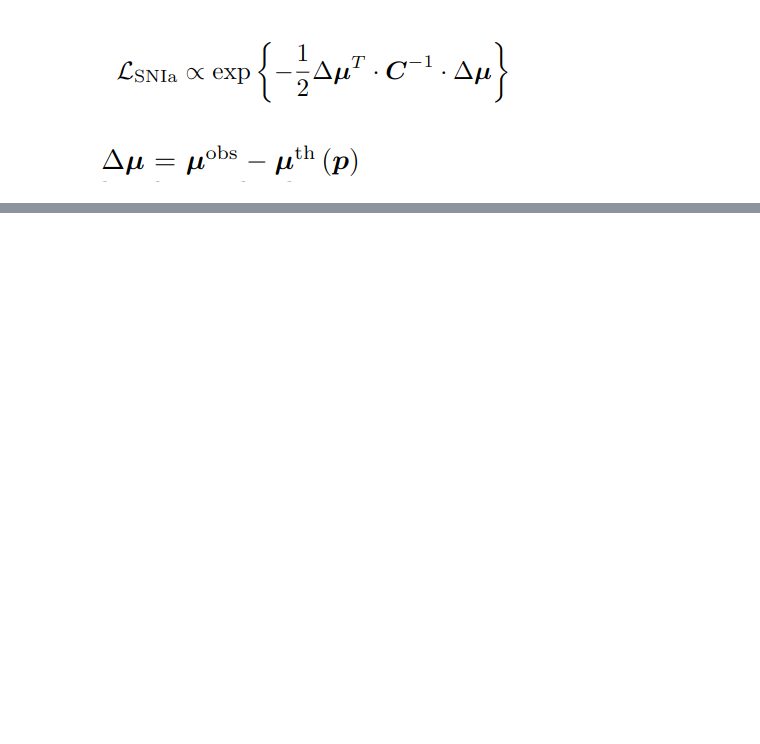
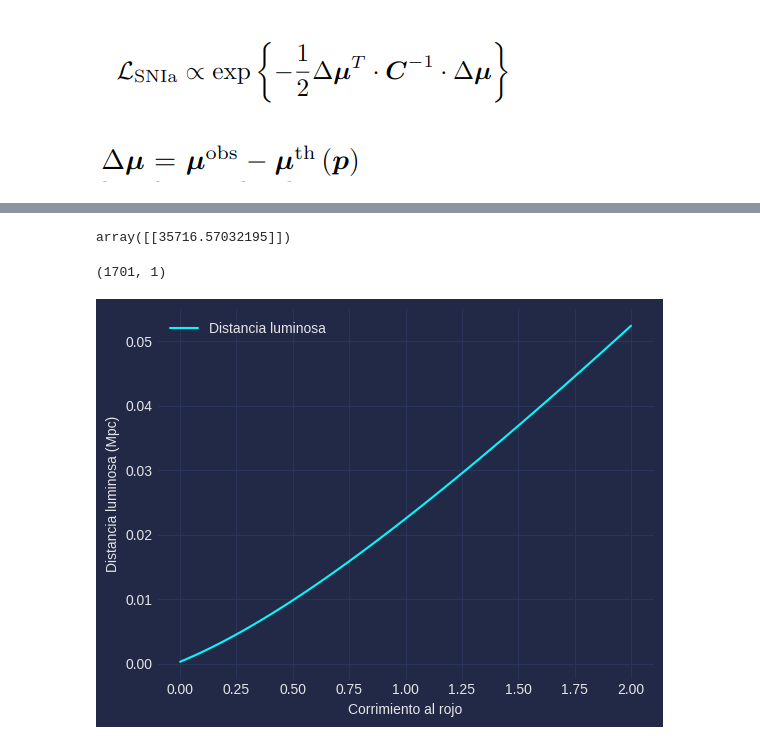
Before and after one commit to JuanDDiosRojas/NeuralNetworks, a Jupyter notebook: PINN/inferencia.ipynb, the cells around one changed output, grey strips where cells are left out. Cells and saved outputs as stored; diff of their text form; code cells hidden in the pictures; blank space fills up the shorter version.

```diff
--- a/PINN/inferencia.ipynb
+++ b/PINN/inferencia.ipynb
@@ -95,0 +107,10 @@ tensor([0.9716], grad_fn=<ViewBackward0>)
+# %%
+%%timeit
+omega_0, omega_a = 1.0, 1.0
+
+# Se genera un vector con los respectivos parámetros para ser evaluados en la red.
+z = torch.tensor(redshift, dtype=float)
+T = torch.cat((z, omega_0 * torch.ones_like(z), omega_a * torch.ones_like(z)), 1)
+T = T.to(torch.float)
+
+ANN(T)
@@ -99,0 +139,8 @@ tensor([0.9716], grad_fn=<ViewBackward0>)
+# %%
+H0=67.0
+def ANN_DL(z, omega0,omegaa):
+    z = torch.tensor(z, dtype=float)
+    T = torch.cat((z, omega0 * torch.ones_like(z),
+                    omegaa * torch.ones_like(z)), 1)
+    T = T.to(torch.float)
+    return (1+z)*ANN(T)/67.0
@@ -99,0 +165,4 @@ tensor([0.9716], grad_fn=<ViewBackward0>)
+# %%
+np.dot(a.T,np.dot(cov,a))
+# %% [output]
+array([[35716.57032195]])
@@ -100 +174,59 @@ tensor([0.9716], grad_fn=<ViewBackward0>)
+# %%
+redshift.shape
+# %% [output]
+(1701, 1)
+# %%
+import numpy as np
+import matplotlib.pyplot as plt
+
+def distancia_luminosa(z, H0, Om0, OmLambda):
+  """
+  Calcula la distancia luminosa cosmológica en función del corrimiento al rojo.
+
+  Parámetros:
+    z: Corrimiento al rojo cosmológico.
+    H0: Constante de Hubble actual.
+    Om0: Densidad de materia actual.
+    OmLambda: Densidad de energía oscura actual.
+
+  Retorno:
+    Distancia luminosa cosmológica en unidades de Mpc.
+  """
+
+  # Constante de Hubble en unidades de km/s/Mpc
+  H0 = 70
+
+  # Función integrando la ecuación de Friedmann
+  def integrand(z):
+    return 1 / np.sqrt(Om0 * (1 + z)**3 + OmLambda)
+
+  # Integral numérica
+  integral = np.cumsum(integrand(z)) * (z[1] - z[0])
+
+  # Distancia luminosa
+  d_lum = (z+1)*integral/H0
+
+  return d_lum
+
+# Parámetros cosmológicos
+
+Om0 = 0.3
+OmLambda = 0.7
+
+# Corrimiento al rojo
+z = np.linspace(0, 2, 100)
+
+# Distancia luminosa
+d_lum = distancia_luminosa(z, H0, Om0, OmLambda)
+
+# Graficar
+plt.plot(z, d_lum, label="Distancia luminosa")
+#plt.plot(redshift,ANN_DL(redshift, -1,-1).detach())
+
+plt.xlabel("Corrimiento al rojo")
+plt.ylabel("Distancia luminosa (Mpc)")
+plt.legend()
+plt.show()
+# %% [output]
+[figure, added]
 # %%
```
Also changed, not shown: parts of 25 cells of this notebook.
